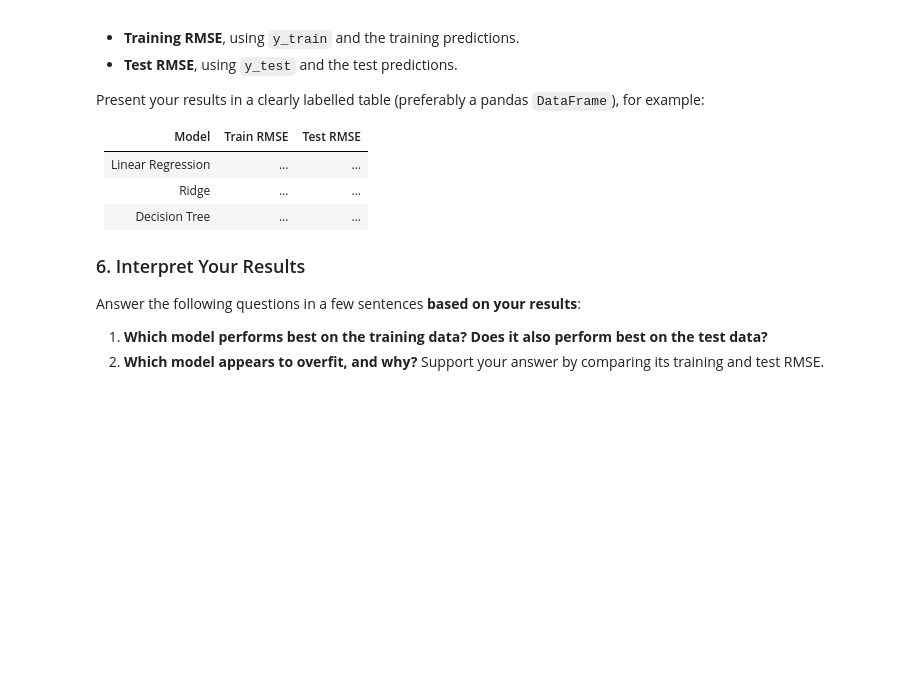
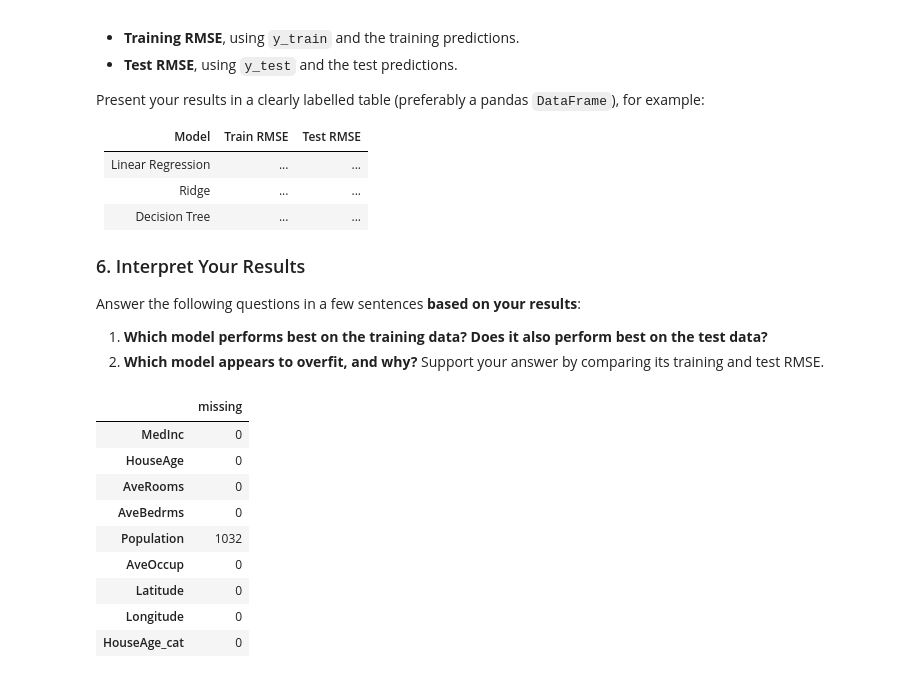
Before and after one commit to kovacikjulius10-coder/python-for-data-science, a Jupyter notebook: assignment5.ipynb, the cells around one changed output. Drawn from its saved outputs; the diff is of its cells as text; code cells hidden in the pictures; blank space fills up the shorter version.

```diff
--- a/assignment5.ipynb
+++ b/assignment5.ipynb
@@ -605,3 +605,24 @@ Answer the following questions in a few sentences **based on your results**:
 
 1. **Which model performs best on the training data? Does it also perform best on the test data?**
 2. **Which model appears to overfit, and why?** Support your answer by comparing its training and test RMSE.
+# %%
+#1. Prepare the data
+X_train, X_test, y_train, y_test = train_test_split(
+    X,
+    y,
+    test_size=0.20,
+    random_state=67,
+    shuffle=True,
+)
+display(pd.DataFrame({"missing": X.isna().sum()}))
+# %% [output]
+|  | missing |
+| MedInc | 0 |
+| HouseAge | 0 |
+| AveRooms | 0 |
+| AveBedrms | 0 |
+| Population | 1032 |
+| AveOccup | 0 |
+| Latitude | 0 |
+| Longitude | 0 |
+| HouseAge_cat | 0 |
```
Also changed, not shown: parts of 6 cells of this notebook.
